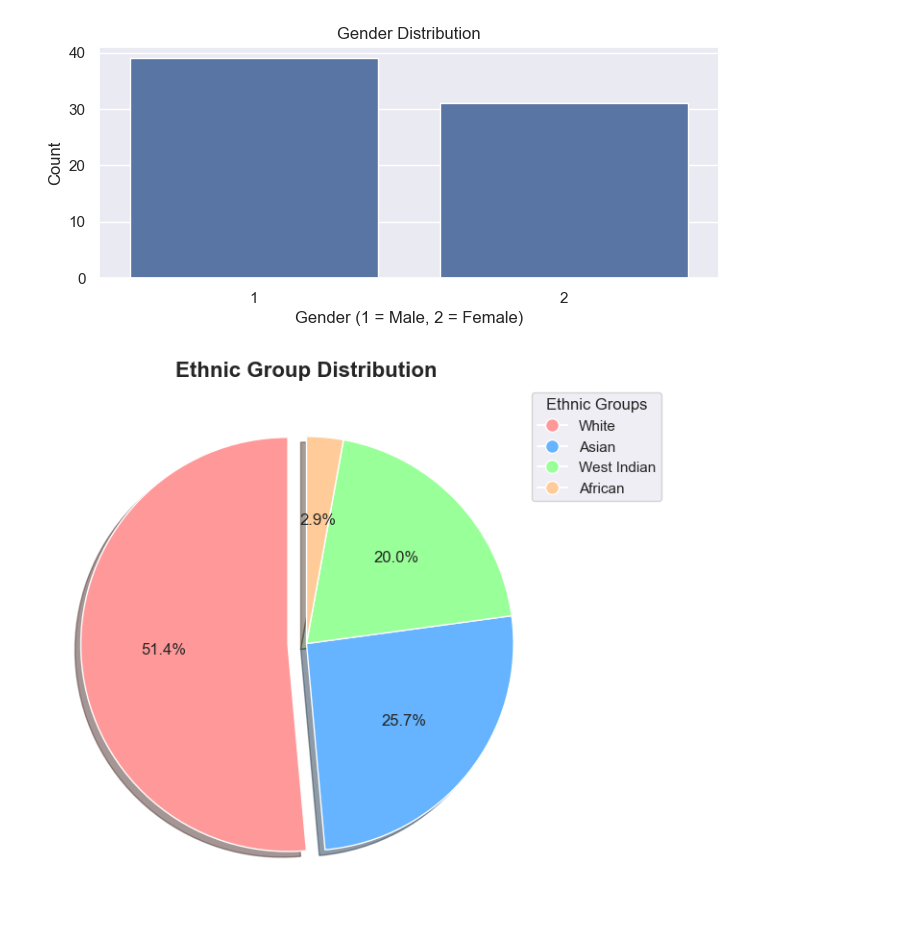
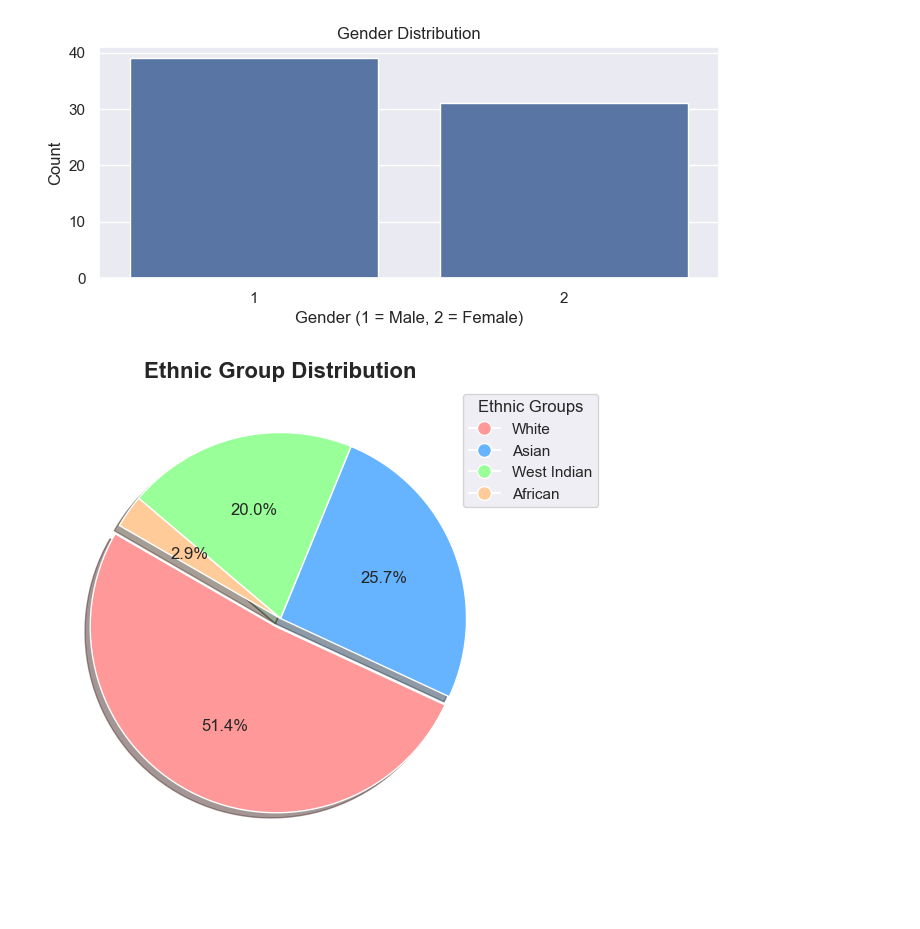
Before and after one commit to sirajwahaj/statisticsLab, a Jupyter notebook: assignment.ipynb, the cells around one changed output. Cells and saved outputs as stored; diff of their text form; code cells hidden in the pictures; blank space fills up the shorter version.

```diff
--- a/assignment.ipynb
+++ b/assignment.ipynb
@@ -5,7 +5,7 @@ import seaborn as sns
 import numpy as np
 sns.set()
 # %%
-data_set = pd.read_csv("Data_source.csv", sep=";")
+data_set = pd.read_csv("Data_source.csv", sep=";" , decimal=',', na_values='')
 data_set.columns = ['Id','ethnicgp', 'gender', 'age', 'years', 'commit',
 'satis', 'autonom', 'routine', 'attend', 'skill', 'prody', 'qual', 'absence', 'income']
 data_set.head()
@@ -28,33 +28,33 @@ plt.show()
 # %%
 ethnic_counts = data_set['ethnicgp'].value_counts()
 ethnic_labels = ['White', 'Asian', 'West Indian', 'African']
 colors = ['#ff9999', '#66b3ff', '#99ff99', '#ffcc99']
-explode = (0.09, 0, 0, 0)
-plt.figure(figsize = (7,7))
+explode = (0.05, 0, 0, 0)
+plt.figure(figsize = (6,7))
 
 wedges, texts, autotexts = plt.pie(
     ethnic_counts,
     labels=None,
     autopct='%1.1f%%',
-    startangle=90,
+    startangle=150,
     colors=colors,
     explode=explode,
     shadow=True
 )
 
 # Step 4: Create a custom legend with stacked labels
 # Create a list of handle objects for the legend
 handles = []
 for i, label in enumerate(ethnic_labels):
     handles.append(plt.Line2D([0], [0], marker='o', color='w', label=label,
                                 markerfacecolor=colors[i], markersize=10))
 
 # Add the legend to the plot
 plt.legend(handles=handles, title='Ethnic Groups', loc='upper right', bbox_to_anchor=(1.2, 1))
 
 
 
 plt.title('Ethnic Group Distribution', fontsize=16, fontweight='bold')
 plt.show()
 # %% [output]
-[figure, old version]
+[figure, new version]
```
Also changed, not shown: parts of 3 cells of this notebook, 1 other file.
